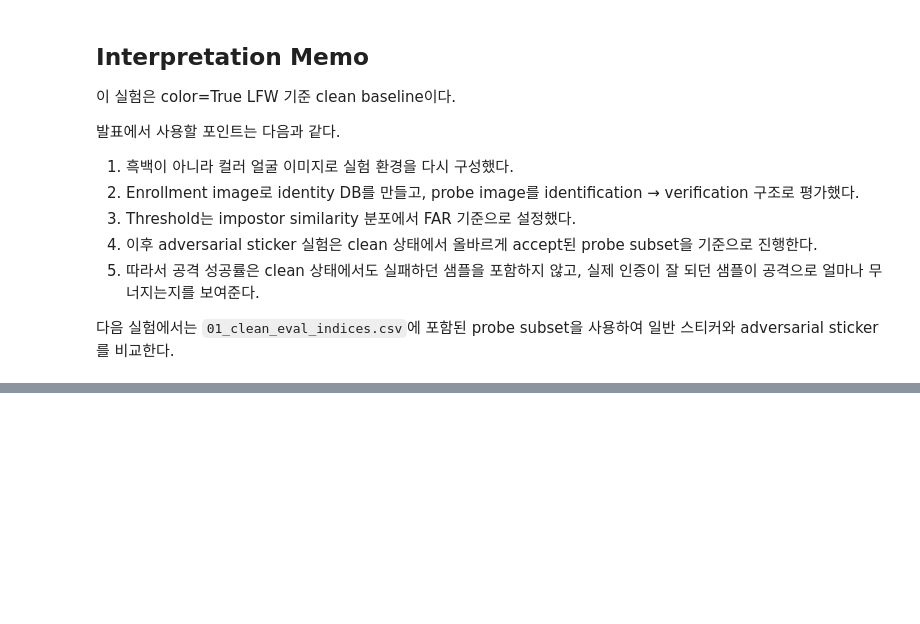
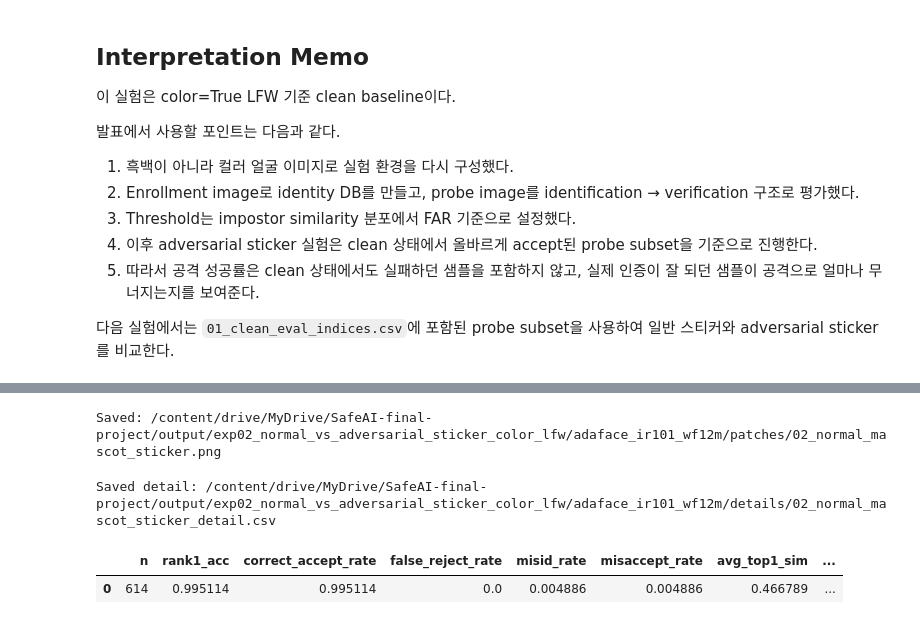
Before and after one commit to lemonpesto/SafeAI-final-project, a Jupyter notebook: exp01_color_lfw_clean_baseline.ipynb, the cells around one changed output, grey strips where cells are left out. Saved outputs shown, nothing was run; the diff lists cells and outputs as text; code cells hidden in the pictures; blank space fills up the shorter version.

Commit message:
feat: exp02 normal vs adversarial 스티커 비교 및 테스트

```diff
--- a/exp01_color_lfw_clean_baseline.ipynb
+++ b/exp01_color_lfw_clean_baseline.ipynb
@@ -981,0 +1713,35 @@ Saved: /content/drive/MyDrive/SafeAI-final-project/output/exp01_clean_color_lfw/
+# %%
+# ============================================================
+# 4. Normal mascot sticker baseline
+# ============================================================
+# - 같은 위치, 같은 크기의 일반 스티커를 붙였을 때 오인식률 확인
+# - adversarial sticker 성능이 단순 occlusion 때문인지 구분하기 위한 baseline
+
+P = get_patch_size_px(DEFAULT_PATCH_SIZE_RATIO)
+
+normal_patch, normal_mask = load_mascot_patch_and_mask(
+    patch_size_px=P,
+    mascot_path=MASCOT_PATH,
+    device=DEVICE,
+)
+
+save_patch_png(
+    normal_patch,
+    normal_mask,
+    EXP02_PATCH_DIR / "02_normal_mascot_sticker.png",
+)
+
+normal_metrics, normal_detail = evaluate_condition(
+    condition_name="normal_mascot_sticker",
+    dataset=eval_ds,
+    patch=normal_patch,
+    mask=normal_mask,
+    location=DEFAULT_LOCATION,
+)
+
+display(pd.DataFrame([normal_metrics]))
+# %% [output]
+Saved: /content/drive/MyDrive/SafeAI-final-project/output/exp02_normal_vs_adversarial_sticker_color_lfw/adaface_ir101_wf12m/patches/02_normal_mascot_sticker.png
+Saved detail: /content/drive/MyDrive/SafeAI-final-project/output/exp02_normal_vs_adversarial_sticker_color_lfw/adaface_ir101_wf12m/details/02_normal_mascot_sticker_detail.csv
+|  | n | rank1_acc | correct_accept_rate | false_reject_rate | misid_rate | misaccept_rate | avg_top1_sim | ... |
+| 0 | 614 | 0.995114 | 0.995114 | 0.0 | 0.004886 | 0.004886 | 0.466789 | ... |
```
Also changed, not shown: parts of 16 cells of this notebook, 15 other files.
